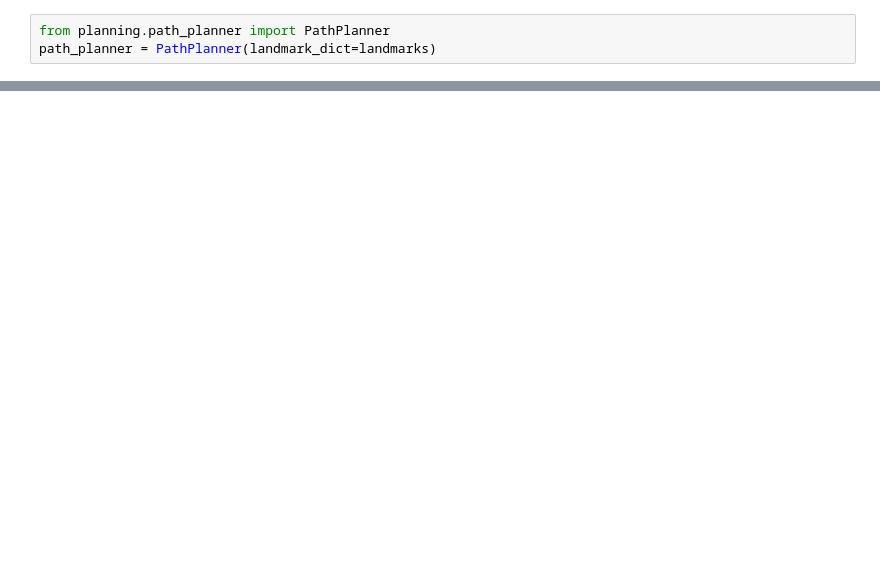
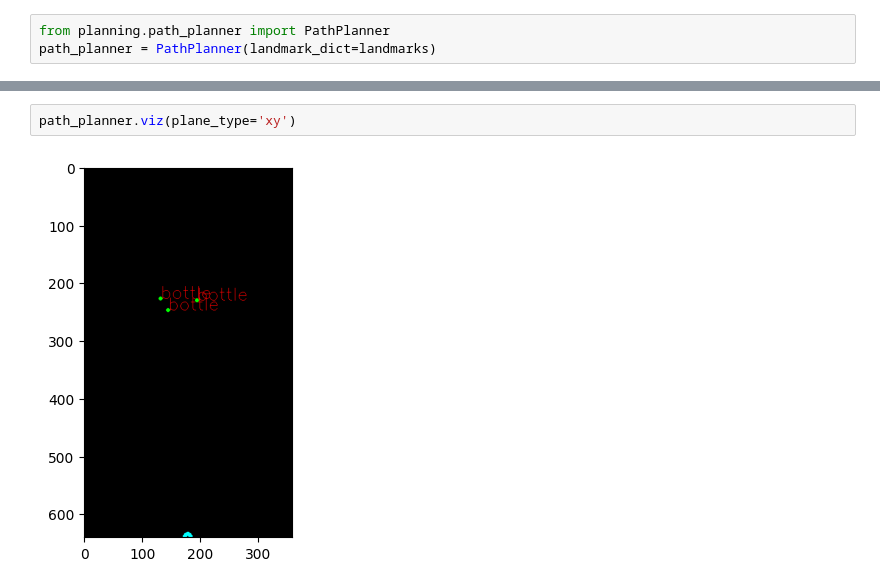
Before and after one commit to BatmanofZuhandArrgh/StretchRE1_Controls, a Jupyter notebook: RE1_pathing_demo.ipynb, the cells around one changed output, grey strips where cells are left out. Drawn from its saved outputs; the diff is of its cells as text; blank space fills up the shorter version.

```diff
--- a/RE1_pathing_demo.ipynb
+++ b/RE1_pathing_demo.ipynb
@@ -73,0 +83,4 @@ Clipping input data to the valid range for imshow with RGB data ([0..1] for floa
+# %%
+path_planner.viz(plane_type='xy')
+# %% [output]
+[figure, added]
```
Also changed, not shown: parts of 6 cells of this notebook, 6 other files.
